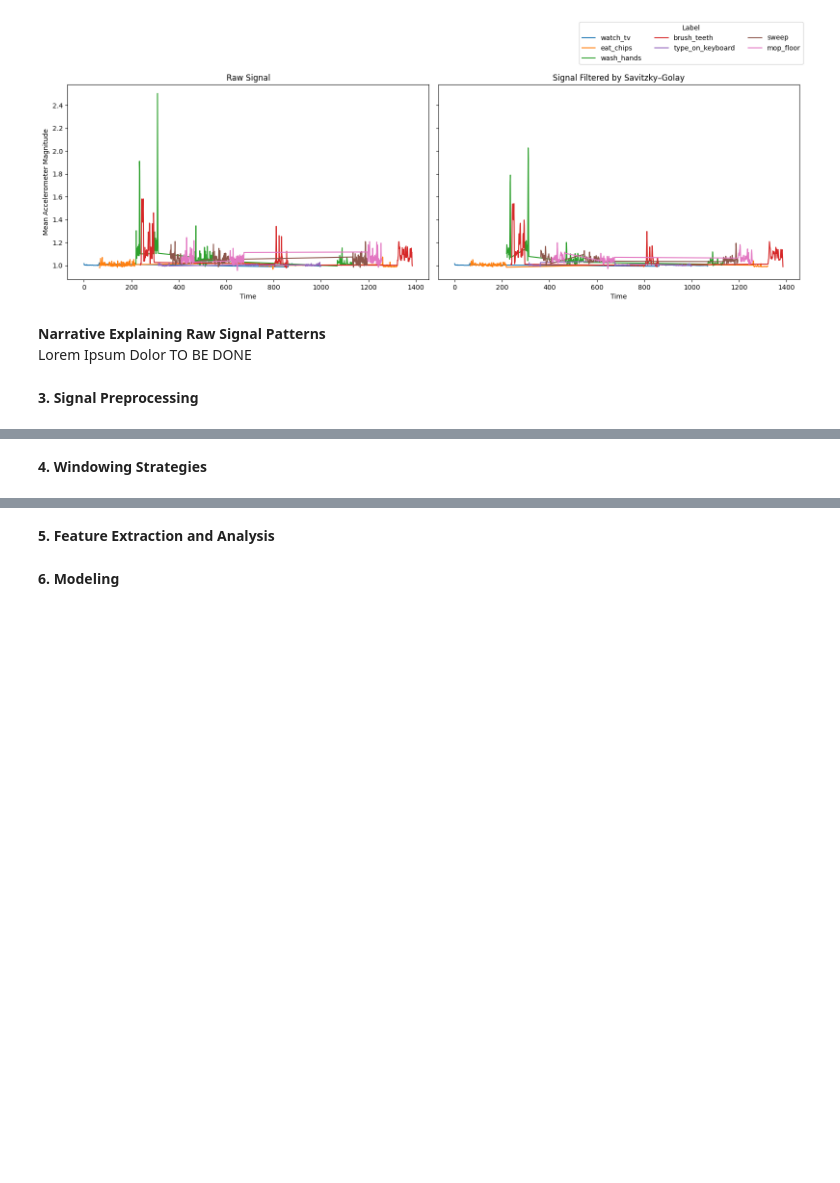
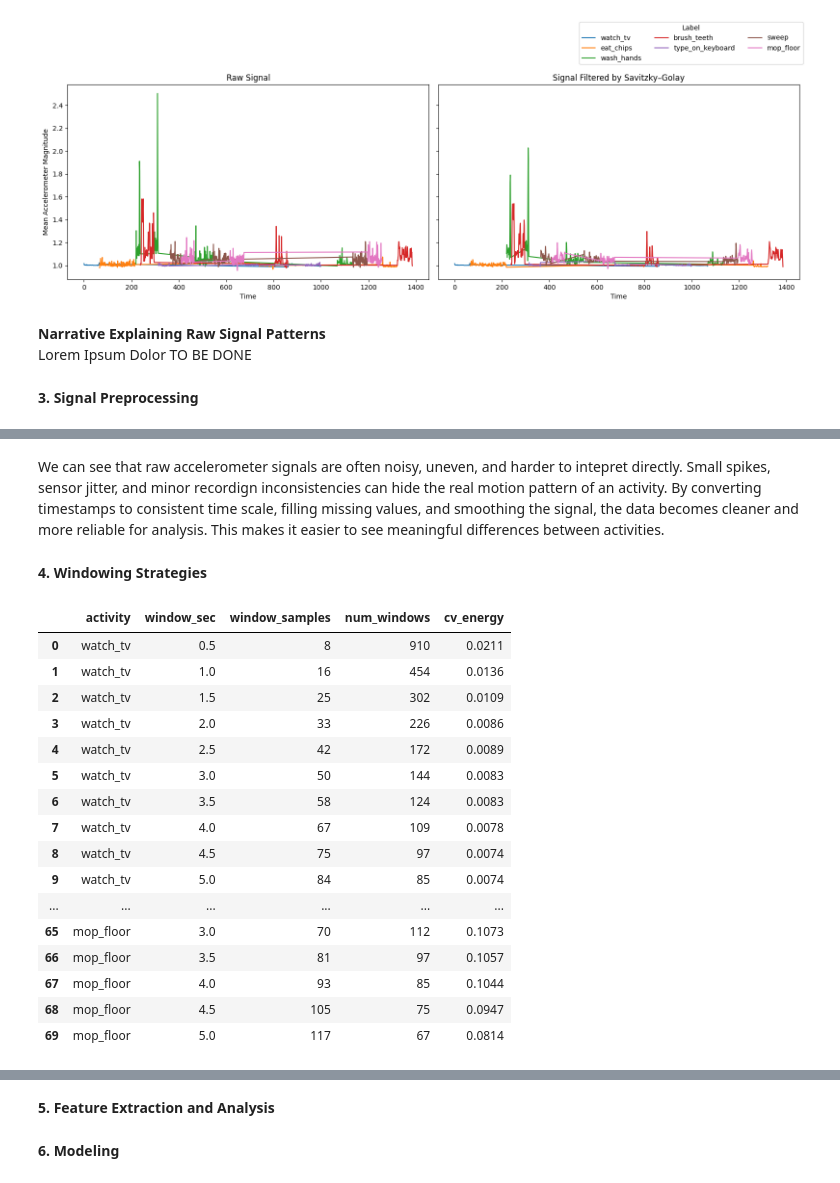
Before and after one commit to jaye311/CS156-Intro-To-AI-Project, a Jupyter notebook: main.ipynb, the cells around one changed output, grey strips where cells are left out. Cells and saved outputs as stored; diff of their text form; code cells hidden in the pictures; blank space fills up the shorter version.

```diff
--- a/main.ipynb
+++ b/main.ipynb
@@ -122,2 +199,69 @@ __3. Signal Preprocessing__
+# %% [markdown]
+We can see that raw accelerometer signals are often noisy, uneven, and harder to intepret directly. Small spikes, sensor jitter, and minor recordign inconsistencies can hide the real motion pattern of an activity. By converting timestamps to consistent time scale, filling missing values, and smoothing the signal, the data becomes cleaner and more reliable for analysis. This makes it easier to see meaningful differences between activities.
 # %% [markdown]
 __4. Windowing Strategies__
+# %%
+window_sizes = [0.5, 1.0, 1.5, 2.0, 2.5, 3.0, 3.5, 4.0, 4.5, 5.0]
+
+def normalized_energy(x):
+    x = np.asarray(x)
+    return np.mean(x**2)
+
+results = []
+
+for label, df in raw_data.items():
+    fs = estimate_sampling_rate(df)
+    signal = df["mag_smooth"].values
+    n_samples = len(signal)
+
+    # Iterate over window sizes
+    for w in window_sizes:
+        window_size = int(w * fs)
+        step_size = int(window_size * 0.5)   # 50% overlap
+
+        window_energies = []
+
+        # Compute window energies
+        if window_size > 1 and step_size > 0 and n_samples >= window_size:
+            for start in range(0, n_samples - window_size + 1, step_size):
+                window = signal[start:start + window_size]
+                window_energies.append(normalized_energy(window))
+
+        # Compute CV
+        if len(window_energies) > 0:
+            mean_window_energy = np.mean(window_energies)
+            std_window_energy = np.std(window_energies)
+            cv_energy = std_window_energy / mean_window_energy if mean_window_energy != 0 else np.nan
+        else:
+            mean_window_energy = np.nan
+            std_window_energy = np.nan
+            cv_energy = np.nan
+
+        results.append({
+            "activity": label,
+            "window_sec": w,
+            "window_samples": window_size,
+            "num_windows": len(window_energies),
+            "cv_energy": cv_energy
+        })
+
+energy_results = pd.DataFrame(results)
+display(energy_results.round(4))
+# %% [output]
+|  | activity | window_sec | window_samples | num_windows | cv_energy |
+| 0 | watch_tv | 0.5 | 8 | 910 | 0.0211 |
+| 1 | watch_tv | 1.0 | 16 | 454 | 0.0136 |
+| 2 | watch_tv | 1.5 | 25 | 302 | 0.0109 |
+| 3 | watch_tv | 2.0 | 33 | 226 | 0.0086 |
+| 4 | watch_tv | 2.5 | 42 | 172 | 0.0089 |
+| 5 | watch_tv | 3.0 | 50 | 144 | 0.0083 |
+| 6 | watch_tv | 3.5 | 58 | 124 | 0.0083 |
+| 7 | watch_tv | 4.0 | 67 | 109 | 0.0078 |
+| 8 | watch_tv | 4.5 | 75 | 97 | 0.0074 |
+| 9 | watch_tv | 5.0 | 84 | 85 | 0.0074 |
+| ... | ... | ... | ... | ... | ... |
+| 65 | mop_floor | 3.0 | 70 | 112 | 0.1073 |
+| 66 | mop_floor | 3.5 | 81 | 97 | 0.1057 |
+| 67 | mop_floor | 4.0 | 93 | 85 | 0.1044 |
+| 68 | mop_floor | 4.5 | 105 | 75 | 0.0947 |
+| 69 | mop_floor | 5.0 | 117 | 67 | 0.0814 |
```
Also changed, not shown: parts of 5 cells of this notebook, 1 other file.
